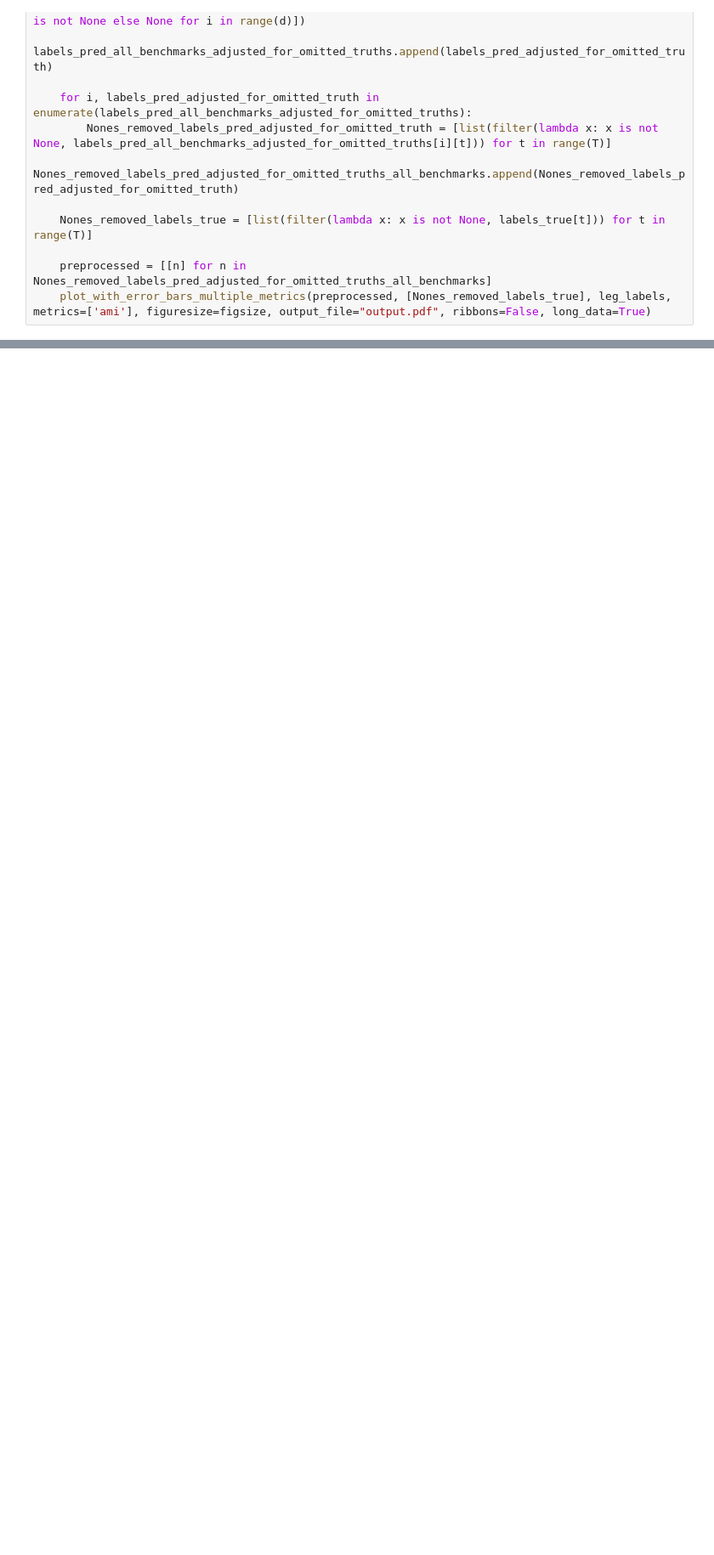
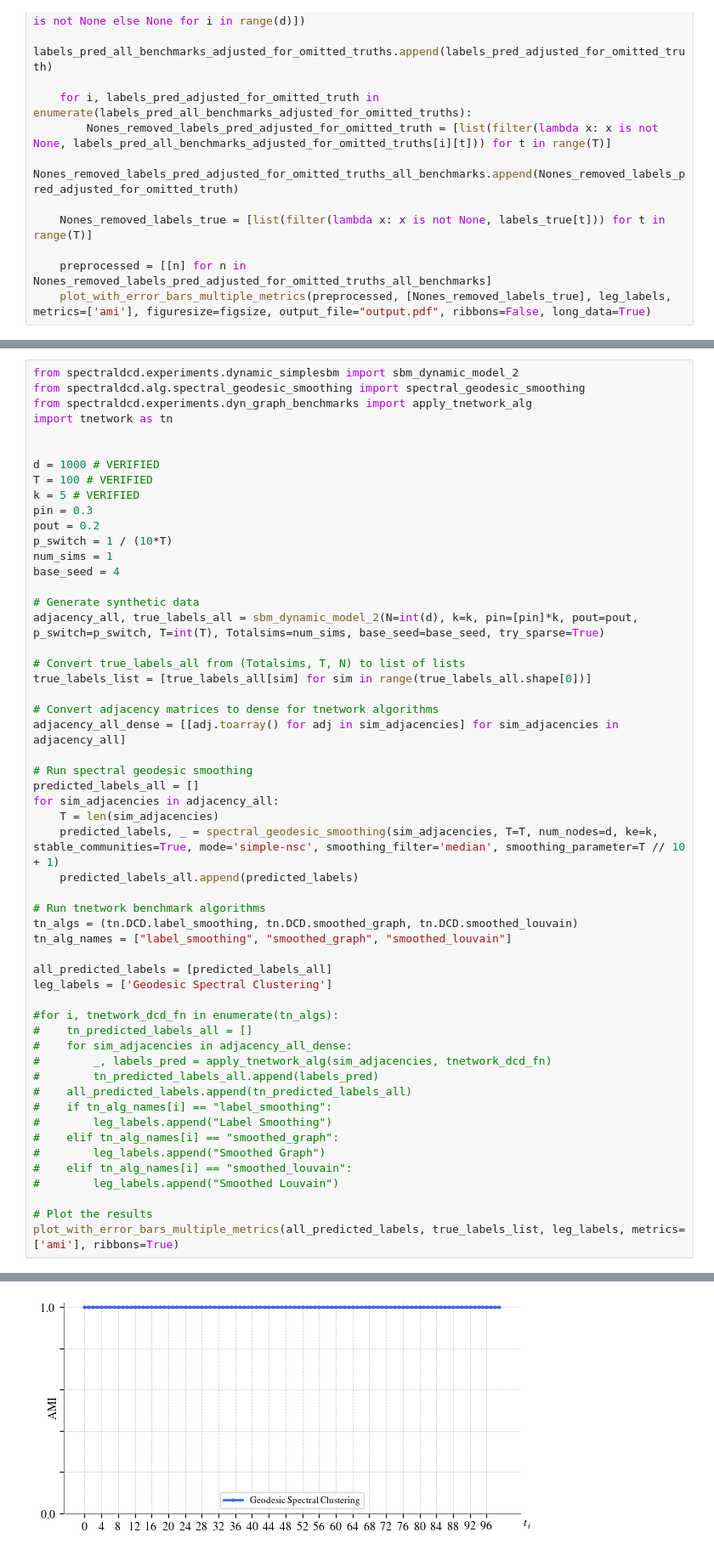
Before and after one commit to JacobH140/spectral-dcd, a Jupyter notebook: spectraldcd/experiments/demo.ipynb, the cells around one changed output, grey strips where cells are left out. Shown at 85% size. Cells and saved outputs as stored; diff of their text form; blank space fills up the shorter version.

```diff
--- a/spectraldcd/experiments/demo.ipynb
+++ b/spectraldcd/experiments/demo.ipynb
@@ -200,0 +208,55 @@ Time elapsed: 6.73 seconds
+# %%
+from spectraldcd.experiments.dynamic_simplesbm import sbm_dynamic_model_2
+from spectraldcd.alg.spectral_geodesic_smoothing import spectral_geodesic_smoothing
+from spectraldcd.experiments.dyn_graph_benchmarks import apply_tnetwork_alg
+import tnetwork as tn
+
+
+d = 1000 # VERIFIED
+T = 100 # VERIFIED
+k = 5 # VERIFIED
+pin = 0.3
+pout = 0.2
+p_switch = 1 / (10*T)
+num_sims = 1
+base_seed = 4
+
+# Generate synthetic data
+adjacency_all, true_labels_all = sbm_dynamic_model_2(N=int(d), k=k, pin=[pin]*k, pout=pout, p_switch=p_switch, T=int(T), Totalsims=num_sims, base_seed=base_seed, try_sparse=True)
+
+# Convert true_labels_all from (Totalsims, T, N) to list of lists
+true_labels_list = [true_labels_all[sim] for sim in range(true_labels_all.shape[0])]
+
+# Convert adjacency matrices to dense for tnetwork algorithms
+adjacency_all_dense = [[adj.toarray() for adj in sim_adjacencies] for sim_adjacencies in adjacency_all]
+
+# Run spectral geodesic smoothing
+predicted_labels_all = []
+for sim_adjacencies in adjacency_all:
+    T = len(sim_adjacencies)
+    predicted_labels, _ = spectral_geodesic_smoothing(sim_adjacencies, T=T, num_nodes=d, ke=k, stable_communities=True, mode='simple-nsc', smoothing_filter='median', smoothing_parameter=T // 10 + 1)
+    predicted_labels_all.append(predicted_labels)
+
+# Run tnetwork benchmark algorithms
+tn_algs = (tn.DCD.label_smoothing, tn.DCD.smoothed_graph, tn.DCD.smoothed_louvain)
+tn_alg_names = ["label_smoothing", "smoothed_graph", "smoothed_louvain"]
+
+all_predicted_labels = [predicted_labels_all]
+leg_labels = ['Geodesic Spectral Clustering']
+
+#for i, tnetwork_dcd_fn in enumerate(tn_algs):
+#    tn_predicted_labels_all = []
+#    for sim_adjacencies in adjacency_all_dense:
+#        _, labels_pred = apply_tnetwork_alg(sim_adjacencies, tnetwork_dcd_fn)
+#        tn_predicted_labels_all.append(labels_pred)
+#    all_predicted_labels.append(tn_predicted_labels_all)
+#    if tn_alg_names[i] == "label_smoothing":
+#        leg_labels.append("Label Smoothing")
+#    elif tn_alg_names[i] == "smoothed_graph":
+#        leg_labels.append("Smoothed Graph")
+#    elif tn_alg_names[i] == "smoothed_louvain":
+#        leg_labels.append("Smoothed Louvain")
+
+# Plot the results
+plot_with_error_bars_multiple_metrics(all_predicted_labels, true_labels_list, leg_labels, metrics=['ami'], ribbons=True)
+# %% [output]
@@ -200,0 +280 @@ Time elapsed: 6.73 seconds
+[figure, added]
```
Also changed, not shown: parts of 5 cells of this notebook, 9 other files.
